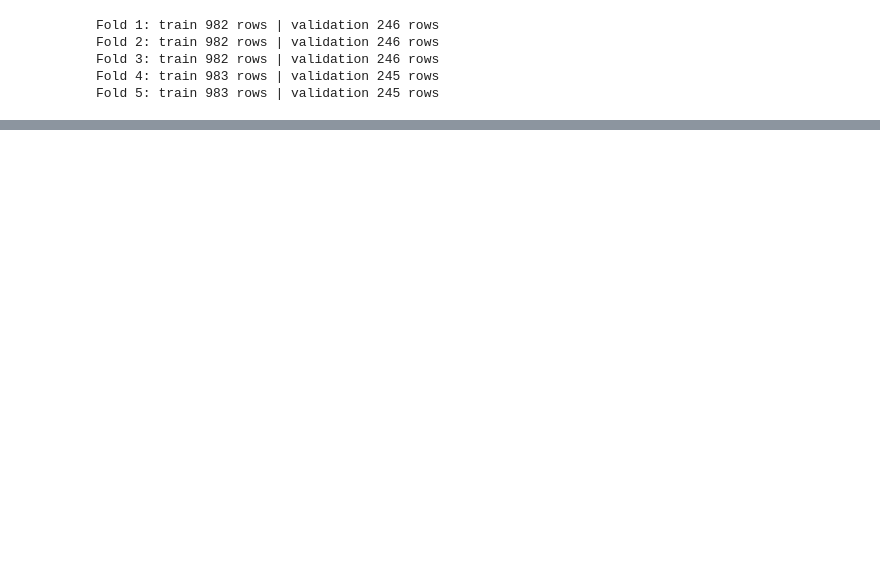
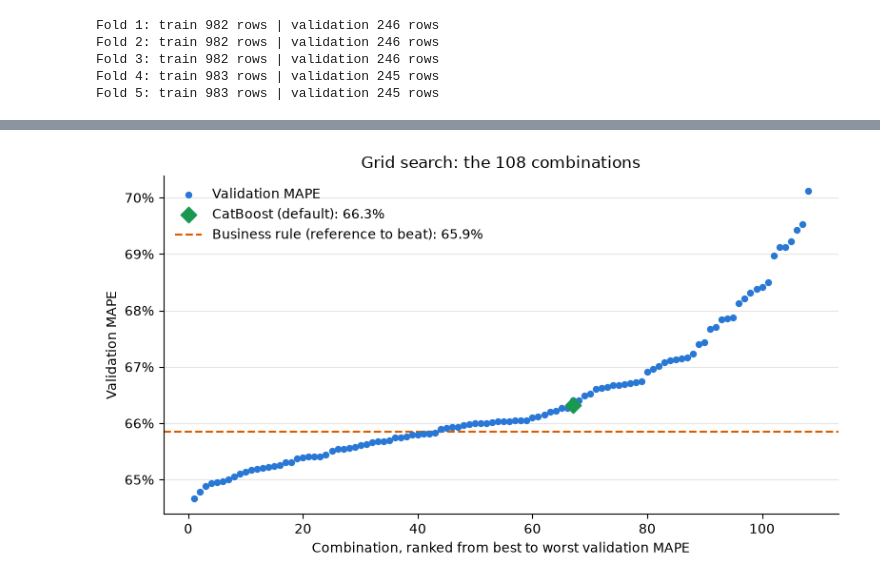
Before and after one commit to dapitch666/oc-p03-seattle-building-energy, a Jupyter notebook: notebooks/03_modeling.ipynb, the cells around one changed output, grey strips where cells are left out. Cells and saved outputs as stored; diff of their text form; code cells hidden in the pictures; blank space fills up the shorter version.

```diff
--- a/notebooks/03_modeling.ipynb
+++ b/notebooks/03_modeling.ipynb
@@ -1177,0 +695,43 @@ plt.show()
+# %%
+# The 108 combinations ranked from best to worst validation MAPE
+search = pd.DataFrame(grid.cv_results_)
+val_mape = -search["mean_test_neg_mean_absolute_percentage_error"].sort_values(
+    ascending=False
+)
+rank = np.arange(1, len(val_mape) + 1)
+
+rule_mape = results.loc[
+    "Business rule (area x type)", "mean_absolute_percentage_error_val_mean"
+]
+default_mape = results.loc[
+    "CatBoost (default)", "mean_absolute_percentage_error_val_mean"
+]
+default_rank = 1 + (val_mape < default_mape).sum()  # where the default would be ranked
+
+fig, ax = plt.subplots(figsize=(8, 4.5))
+ax.scatter(rank, val_mape, s=18, color="#2a78d6", label="Validation MAPE", zorder=3)
+ax.scatter(
+    default_rank,
+    default_mape,
+    s=70,
+    marker="D",
+    color="#1a9850",
+    label=f"CatBoost (default): {FORMATS['MAPE'].format(default_mape)}",
+    zorder=4,
+)
+ax.axhline(
+    rule_mape,
+    color="#d95f02",
+    linestyle="--",
+    linewidth=1.5,
+    label=f"Business rule (reference to beat): {FORMATS['MAPE'].format(rule_mape)}",
+)
+ax.yaxis.set_major_formatter("{x:.0%}")
+ax.set_xlabel("Combination, ranked from best to worst validation MAPE")
+ax.set_ylabel("Validation MAPE")
+ax.set_title("Grid search: the 108 combinations")
+ax.legend(loc="upper left")
+plt.tight_layout()
+plt.show()
+# %% [output]
+[figure, added]
```
Also changed, not shown: parts of 74 cells of this notebook.
